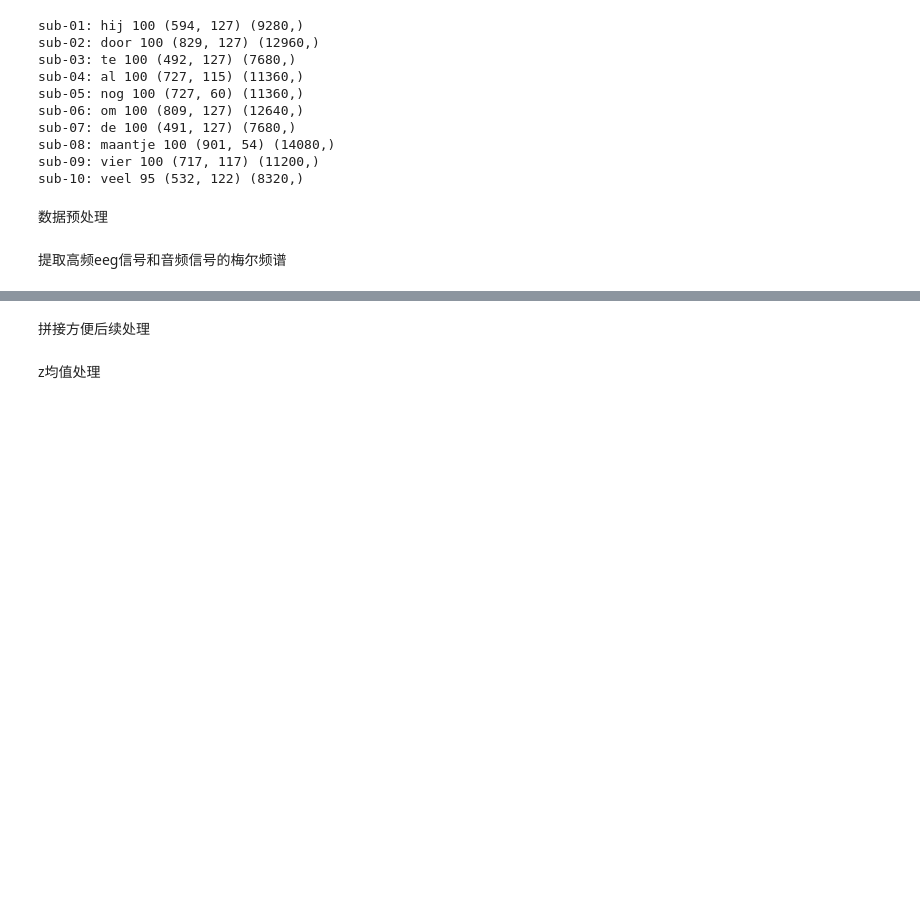
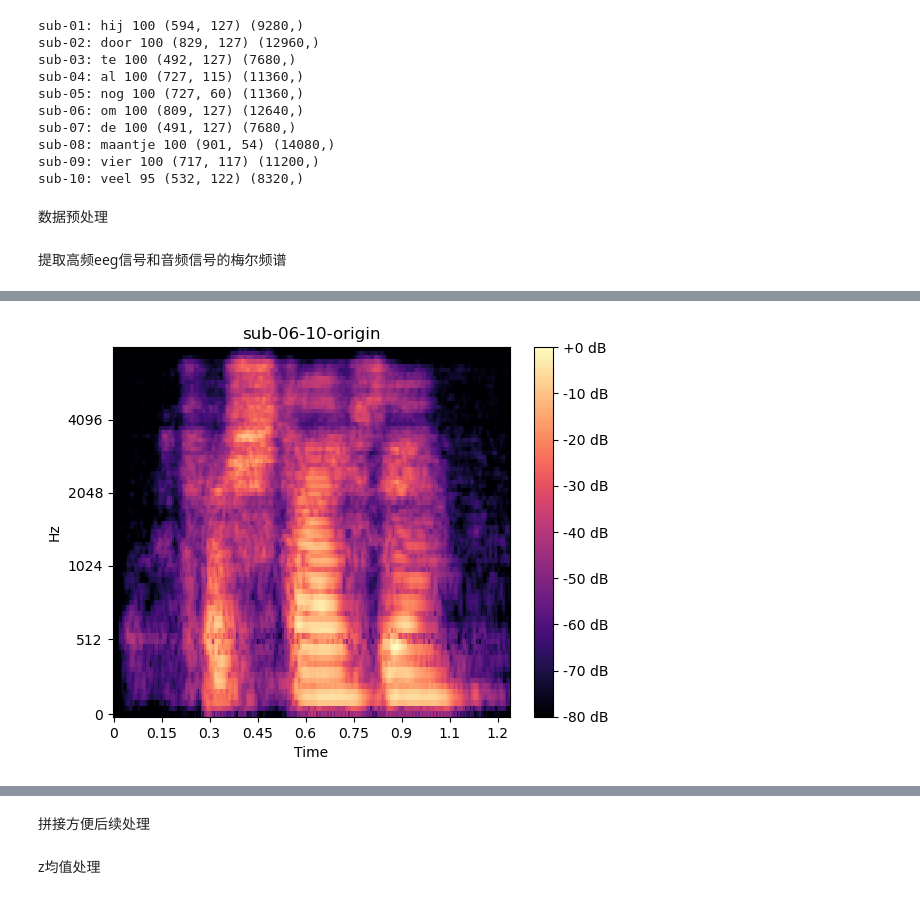
Before and after one commit to Sacamore/EEG-AudioTransformer, a Jupyter notebook: train_words.ipynb, the cells around one changed output, grey strips where cells are left out. Cells and saved outputs as stored; diff of their text form; code cells hidden in the pictures; blank space fills up the shorter version.

```diff
--- a/train_words.ipynb
+++ b/train_words.ipynb
@@ -56,3 +70,14 @@ audio_sameple_rate = 16000
+# %%
+spectrogram = librosa.feature.melspectrogram(y=audio['sub-06'][10].astype('float'),sr=16000,n_fft=400,hop_length=80,center=False,n_mels=80)
+spectrogram = librosa.power_to_db(spectrogram,ref=np.max).T
+plt.figure()
+# test = utils.extractMelSpecs(audio['sub-06'][10],audio_sameple_rate,windowLength=window_length,frameshift=frameshift)
+librosa.display.specshow(spectrogram.T,sr=16000,hop_length=80,win_length=400,x_axis='time', y_axis='mel')
+plt.colorbar(format='%+2.0f dB')
+plt.title(f'sub-06-10-origin')
+plt.show()
+# %% [output]
+[figure, added]
 # %%
 for pt in pts:
     for i in range(len(eeg[pt])):
```
Also changed, not shown: parts of 5 cells of this notebook, 20 other files.
